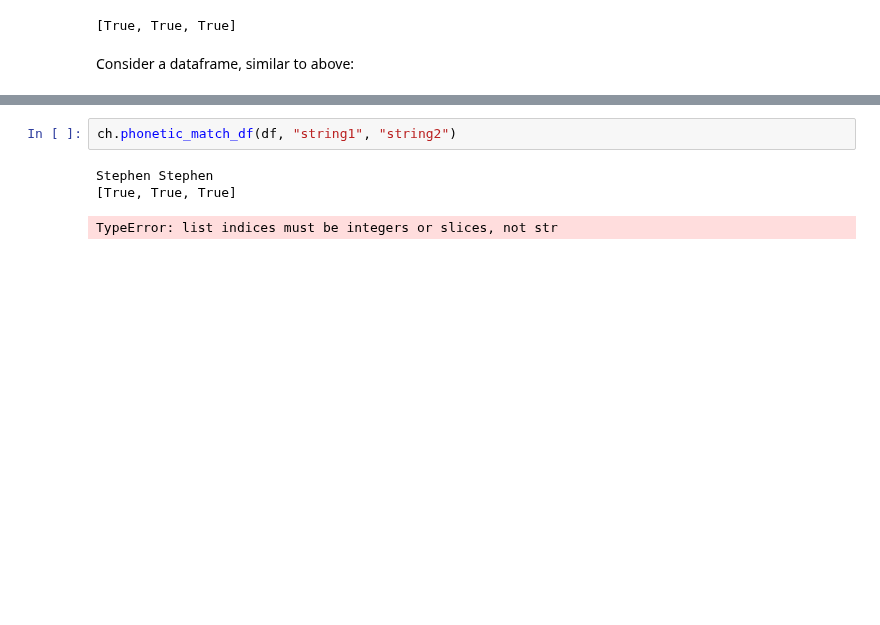
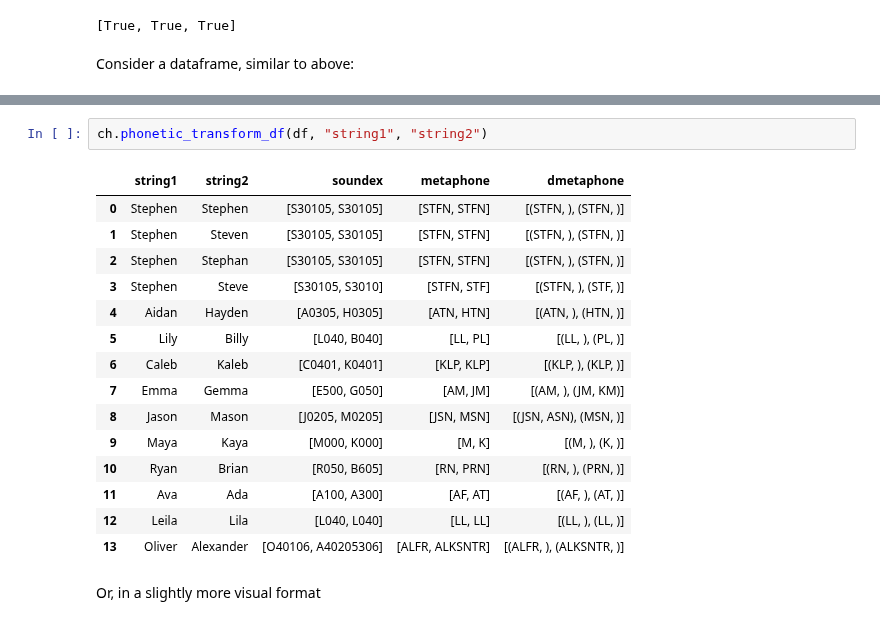
Before and after one commit to moj-analytical-services/splink, a Jupyter notebook: docs/topic_guides/choosing_comparators.ipynb, the cells around one changed output, grey strips where cells are left out. Cells and saved outputs as stored; diff of their text form; blank space fills up the shorter version.

```diff
--- a/docs/topic_guides/choosing_comparators.ipynb
+++ b/docs/topic_guides/choosing_comparators.ipynb
@@ -140,6 +140,20 @@ df.head()
 # %%
-ch.phonetic_match_df(df, "string1", "string2")
+ch.phonetic_transform_df(df, "string1", "string2")
 # %% [output]
-Stephen Stephen
-[True, True, True]
-TypeError: list indices must be integers or slices, not str
+|  | string1 | string2 | soundex | metaphone | dmetaphone |
+| 0 | Stephen | Stephen | [S30105, S30105] | [STFN, STFN] | [(STFN, ), (STFN, )] |
+| 1 | Stephen | Steven | [S30105, S30105] | [STFN, STFN] | [(STFN, ), (STFN, )] |
+| 2 | Stephen | Stephan | [S30105, S30105] | [STFN, STFN] | [(STFN, ), (STFN, )] |
+| 3 | Stephen | Steve | [S30105, S3010] | [STFN, STF] | [(STFN, ), (STF, )] |
+| 4 | Aidan | Hayden | [A0305, H0305] | [ATN, HTN] | [(ATN, ), (HTN, )] |
+| 5 | Lily | Billy | [L040, B040] | [LL, PL] | [(LL, ), (PL, )] |
+| 6 | Caleb | Kaleb | [C0401, K0401] | [KLP, KLP] | [(KLP, ), (KLP, )] |
+| 7 | Emma | Gemma | [E500, G050] | [AM, JM] | [(AM, ), (JM, KM)] |
+| 8 | Jason | Mason | [J0205, M0205] | [JSN, MSN] | [(JSN, ASN), (MSN, )] |
+| 9 | Maya | Kaya | [M000, K000] | [M, K] | [(M, ), (K, )] |
+| 10 | Ryan | Brian | [R050, B605] | [RN, PRN] | [(RN, ), (PRN, )] |
+| 11 | Ava | Ada | [A100, A300] | [AF, AT] | [(AF, ), (AT, )] |
+| 12 | Leila | Lila | [L040, L040] | [LL, LL] | [(LL, ), (LL, )] |
+| 13 | Oliver | Alexander | [O40106, A40205306] | [ALFR, ALKSNTR] | [(ALFR, ), (ALKSNTR, )] |
+# %% [markdown]
+Or, in a slightly more visual format
```
Also changed, not shown: parts of 5 cells of this notebook, 1 other file.
